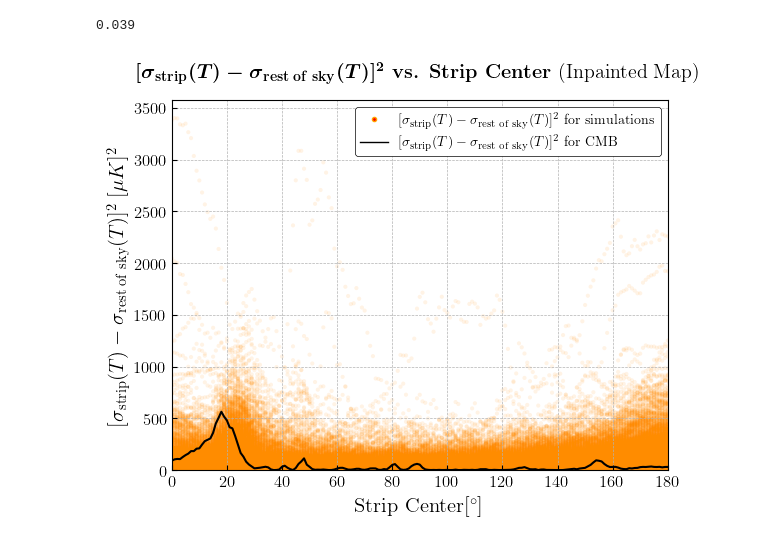
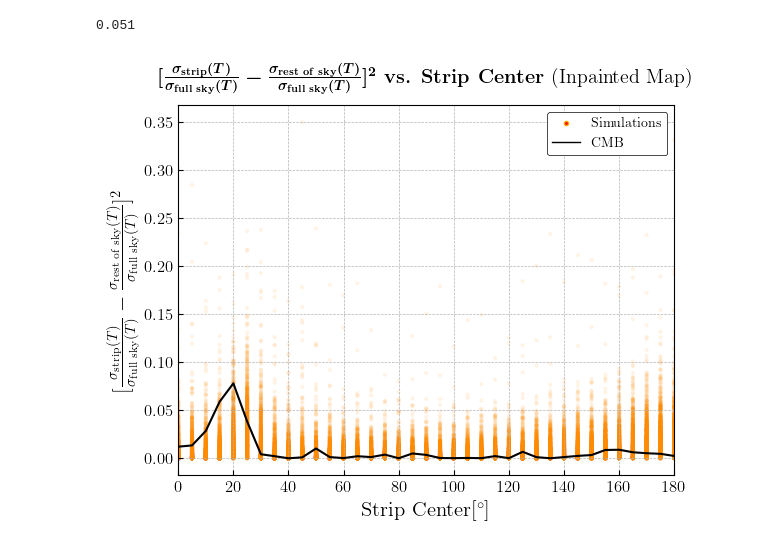
Before and after one commit to jamshidi3d/cmb_anomaly_detection, a Jupyter notebook: plotting.ipynb, the cells around one changed output. Drawn from its saved outputs; the diff is of its cells as text; code cells hidden in the pictures.

Commit message:
Plotting corrected

```diff
--- a/plotting.ipynb
+++ b/plotting.ipynb
@@ -24,57 +24,56 @@ kwargs = {
 'observable':   cau.const.OBS_T,
 'tpcf_mode':    cau.const.TPCF_TT,
 'is_masked':    False,
+'cap_angle':    30,
 'geom_flag':    cau.const.STRIP_FLAG,
-'measure_flag': cau.const.D_STD2_FLAG,
+'measure_flag': cau.const.NORM_D_STD2_FLAG,
 }
 
 out_path    = cau.output.ensure_output_path(**kwargs)
 fnames      = os.listdir(out_path)
-range_fname     = [name for name in fnames if 'range' in name ][0]
-cmb_acc_fname   = [name for name in fnames if 'cmb' in name and '30' in name][0]
-sims_acc_fnames = [name for name in fnames if 'sim' in name and '30' in name]
+range_fname = [name for name in fnames if 'range' in name ][0]
+ang_txt     = kwargs['cap_angle']
+cmb_yval_fname   = [name for name in fnames if 'cmb' in name and str(ang_txt) in name][0]
+sims_yval_fnames = [name for name in fnames if 'sim' in name and str(ang_txt) in name]
 
-_range  = np.loadtxt(out_path + range_fname)
-cmb_acc = np.loadtxt(out_path + cmb_acc_fname)
-argmax  = np.argmax(cmb_acc)
+_range   = np.loadtxt(out_path + range_fname)
+cmb_yval = np.loadtxt(out_path + cmb_yval_fname)
+argmax   = np.argmax(cmb_yval)
 
 p_value = 0
 
 with plt.style.context('bmh'):
     fig, ax=plt.subplots()
     # simulations
-    for fname in sims_acc_fnames:
-        sim_acc    = np.loadtxt(out_path + fname)
-        if sim_acc[argmax] > cmb_acc[argmax]:
+    for fname in sims_yval_fnames:
+        sim_yval    = np.loadtxt(out_path + fname)
+        if sim_yval[argmax] > cmb_yval[argmax]:
             p_value += 1
-        ax.scatter(_range, sim_acc,
+        ax.scatter(_range, sim_yval,
                    marker='.', edgecolors='none', linewidths=1, c='darkorange', alpha=.1)
     # cmb
-    ax.plot(_range, cmb_acc, color='k', linewidth=1.5)
+    ax.plot(_range, cmb_yval, color='k', linewidth=1.5)
     # labels
     ax.set_xlabel(cau.output.get_xlabel_tex(**kwargs), size=15)
     ax.set_ylabel(cau.output.get_ylabel_tex(**kwargs), size=15)
     ax.set_title(cau.output.get_title_tex(**kwargs), y = 1.04)
     # limits
     ax.set_xlim(xmin = 0, xmax = 180)
-    ax.set_ylim(ymin = 0)
+    # ax.set_ylim(ymin = 0)
     # legends
     sample_curves = [
         Line2D([0], [0], ls='none', color='orange', lw=1, marker='.', markerfacecolor='r'),
         Line2D([0], [0], ls='-',color='k', lw=1),
         ]
     measure_text = cau.output.get_measure_tex(**kwargs)
-    ax.legend(  sample_curves, [
-                measure_text + r' for simulations',
-                measure_text + r' for CMB',
-            ])
+    ax.legend(  sample_curves, [r'Simulations', r'CMB'], loc=1)
     ax.set_facecolor('white')
     # Axis colors
     for spine in ax.spines.keys(): ax.spines[spine].set_color('k')
     # fig.savefig('./output/LatestPlot.png', facecolor=(1,1,1,0), dpi=300, transparent=True)
 
 print(p_value / 1000)
 plt.show()
 # %% [output]
-0.039
+0.051
-[figure, old version]
+[figure, new version]
```
Also changed, not shown: 4 other files.
